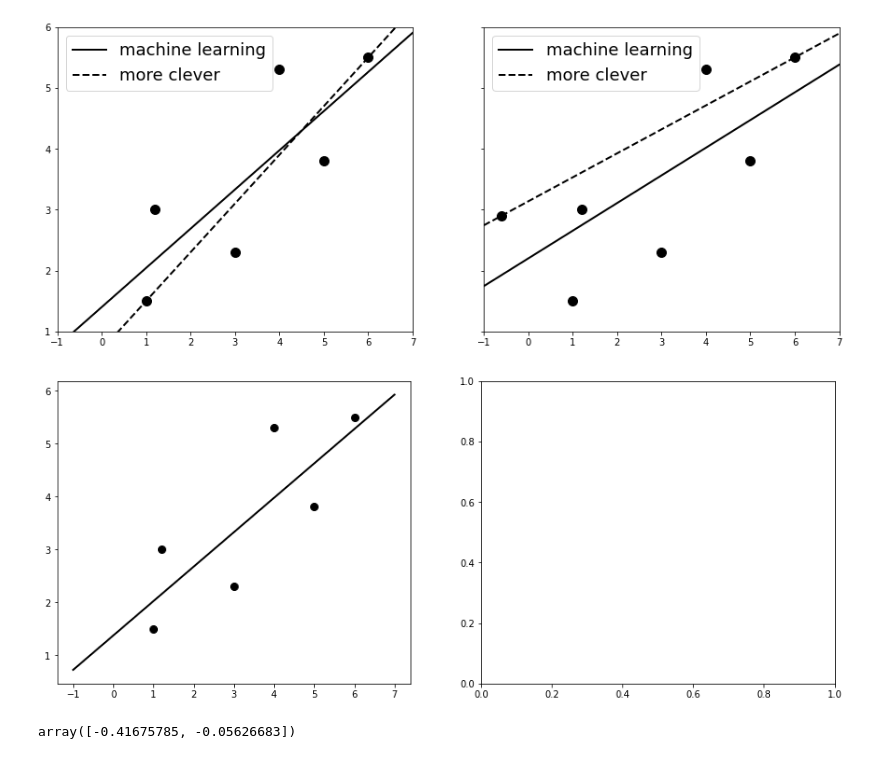
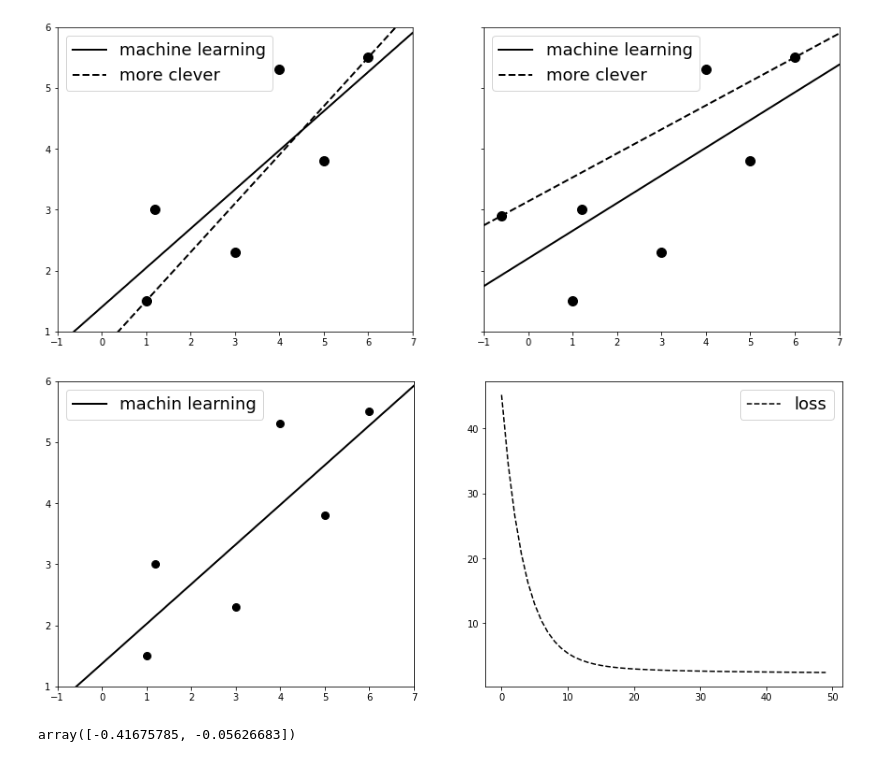
Before and after one commit to chw8207/math_basic, a Jupyter notebook: 머신러닝도입.ipynb, the cells around one changed output. Drawn from its saved outputs; the diff is of its cells as text; code cells hidden in the pictures.

```diff
--- a/머신러닝도입.ipynb
+++ b/머신러닝도입.ipynb
@@ -131,16 +131,22 @@ def f(X,w) :
 # %%
 # 시각화하기
 X = np.linspace(-1,7,100)
 
 fig, (ax1, ax2) = plt.subplots(1,2)
 fig.set_size_inches((15,6))
 
 ax1.plot(D1[0], D1[1], 'ko', markersize=8)
 ax1.plot(X, f(X,w), c='k', lw=2, label='machin learning')
+ax1.set_xlim([-1,7])
+ax1.set_ylim([1,6])
+ax1.legend(fontsize=18)
+
+ax2.plot(L[:50], '--', c='k', label='loss')
+ax2.legend(fontsize=18)
 
 plt.show()
 # %% [output]
-[figure, old version]
+[figure, new version]
 # %%
 w
 # %% [output]
```
